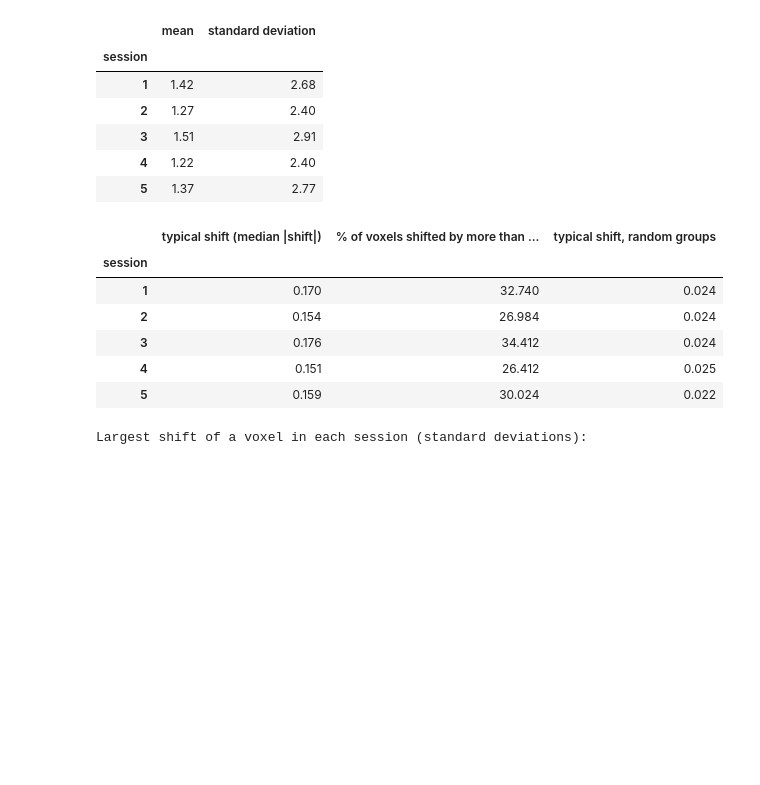
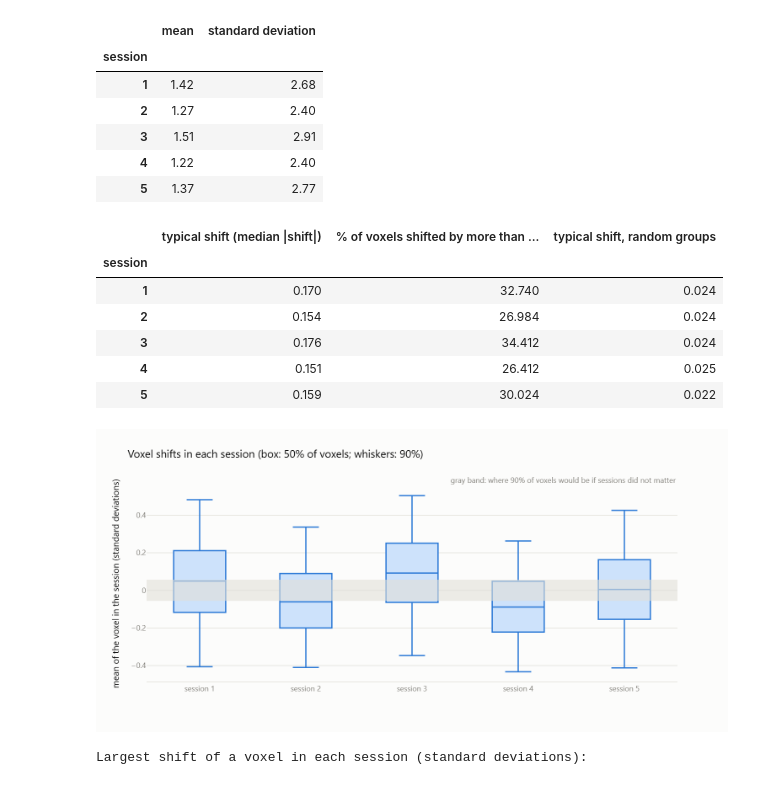
Before and after one commit to RZR-sp23-1911/brain-algebra-analysis, a Jupyter notebook: notebooks/NSD_EDA.ipynb, the cells around one changed output. Cells and saved outputs as stored; diff of their text form; code cells hidden in the pictures; blank space fills up the shorter version.

Commit message:
Save static images of the charts so they are visible on GitHub

```diff
--- a/notebooks/NSD_EDA.ipynb
+++ b/notebooks/NSD_EDA.ipynb
@@ -407,6 +424,14 @@ INSTANCES_CACHE = DATA / "coco_annotations" / "nsd_instances.csv"
 TRIALS_PER_SESSION = 750
 N_SESSIONS_USED = 37
 
+import plotly.io as pio
+
+# Each chart is saved twice: interactive (Jupyter, VS Code) and as a static image (shown on GitHub)
+pio.renderers.default = "plotly_mimetype+png"
+pio.renderers["png"].scale = 1.5
+pio.defaults.default_width = 1000
+pio.defaults.default_height = 500
+
 SURFACE = "#fcfcfb"
 INK = "#0b0b0b"
 MUTED = "#898781"
@@ -419,8 +444,6 @@ BLUE_RAMP = ["#86b6ef", "#2a78d6", "#104281"]   # light to dark, for ordered cat
 def style(fig, title, xaxis_title=None, yaxis_title=None):
     fig.update_layout(
         title=title,
-        xaxis_title=xaxis_title,
-        yaxis_title=yaxis_title,
         paper_bgcolor=SURFACE,
         plot_bgcolor=SURFACE,
         font=dict(family="system-ui, 'Segoe UI', sans-serif", color=INK),
@@ -429,6 +452,11 @@ def style(fig, title, xaxis_title=None, yaxis_title=None):
     )
     fig.update_xaxes(showgrid=False, linecolor=GRID, tickfont_color=MUTED)
     fig.update_yaxes(gridcolor=GRID, zeroline=False, tickfont_color=MUTED)
+    # Axis titles are set only when given, so charts with several panels keep their own
+    if xaxis_title is not None:
+        fig.update_xaxes(title_text=xaxis_title)
+    if yaxis_title is not None:
+        fig.update_yaxes(title_text=yaxis_title)
     return fig
 # %% [markdown]
 ## 1. Loading captions and linking them to NSD
@@ -1183,6 +1229,14 @@ BETAS_DIR = DATA / "betas" / "subj01"
 SESSIONS = [1, 2, 3, 4, 5]
 TRIALS_PER_SESSION = 750
 
+import plotly.io as pio
+
+# Each chart is saved twice: interactive (Jupyter, VS Code) and as a static image (shown on GitHub)
+pio.renderers.default = "plotly_mimetype+png"
+pio.renderers["png"].scale = 1.5
+pio.defaults.default_width = 1000
+pio.defaults.default_height = 500
+
 SURFACE = "#fcfcfb"
 INK = "#0b0b0b"
 MUTED = "#898781"
@@ -1195,8 +1249,6 @@ BLUE_RAMP = ["#86b6ef", "#2a78d6", "#104281"]   # light to dark, for ordered cat
 def style(fig, title, xaxis_title=None, yaxis_title=None):
     fig.update_layout(
         title=title,
-        xaxis_title=xaxis_title,
-        yaxis_title=yaxis_title,
         paper_bgcolor=SURFACE,
         plot_bgcolor=SURFACE,
         font=dict(family="system-ui, 'Segoe UI', sans-serif", color=INK),
@@ -1205,6 +1257,11 @@ def style(fig, title, xaxis_title=None, yaxis_title=None):
     )
     fig.update_xaxes(showgrid=False, linecolor=GRID, tickfont_color=MUTED)
     fig.update_yaxes(gridcolor=GRID, zeroline=False, tickfont_color=MUTED)
+    # Axis titles are set only when given, so charts with several panels keep their own
+    if xaxis_title is not None:
+        fig.update_xaxes(title_text=xaxis_title)
+    if yaxis_title is not None:
+        fig.update_yaxes(title_text=yaxis_title)
     return fig
 # %% [markdown]
 ## 1. The volume and the mask
@@ -1482,26 +1544,28 @@ pd.DataFrame({
 # %%
 # [3.4.3] Chart: voxel shifts by session
 quantiles = np.percentile(session_shift, [5, 25, 50, 75, 95], axis=1)
 chance_low, chance_high = np.percentile(chance_shift, [5, 95])
 
 fig = go.Figure()
 fig.add_hrect(y0=chance_low, y1=chance_high, fillcolor=GRID, opacity=0.6, line_width=0)
 fig.add_box(
     x=[f"session {s}" for s in SESSIONS],
     lowerfence=quantiles[0], q1=quantiles[1], median=quantiles[2], q3=quantiles[3], upperfence=quantiles[4],
     marker=dict(color=BLUE), line=dict(color=BLUE, width=2), fillcolor="#cde2fb",
     hoverinfo="y", showlegend=False,
 )
-fig.add_annotation(x=1.0, xref="paper", xanchor="right", y=chance_high, yanchor="bottom", showarrow=False,
-                   text="gray band: 90% of voxels if sessions did not matter",
+fig.add_annotation(x=1.0, xref="paper", xanchor="right", y=1.0, yref="paper", yanchor="bottom", showarrow=False,
+                   text="gray band: where 90% of voxels would be if sessions did not matter",
                    font=dict(color=MUTED, size=12))
 
 style(fig,
       title="Voxel shifts in each session (box: 50% of voxels; whiskers: 90%)",
       xaxis_title="",
       yaxis_title="mean of the voxel in the session (standard deviations)")
 fig.update_layout(height=480)
 fig.show()
+# %% [output]
+[figure, added]
 # %%
 # [3.4.4] Two ways to standardize: global and per session
 X_z_global = X_z
```
Also changed, not shown: parts of 18 cells of this notebook, 2 other files.
